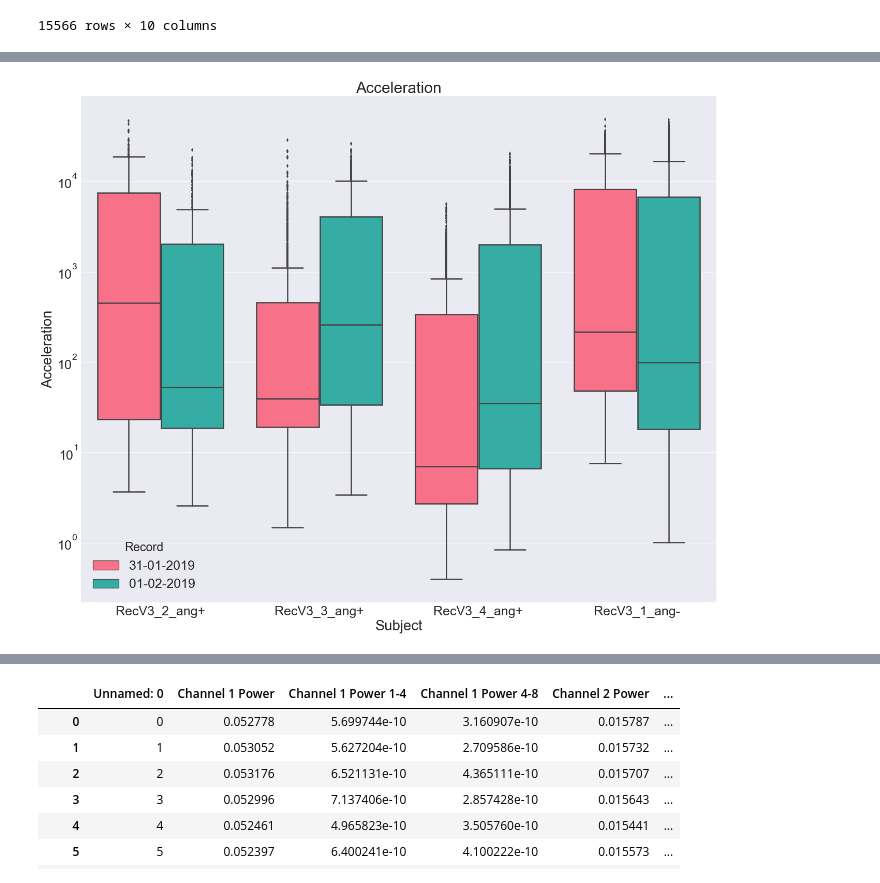
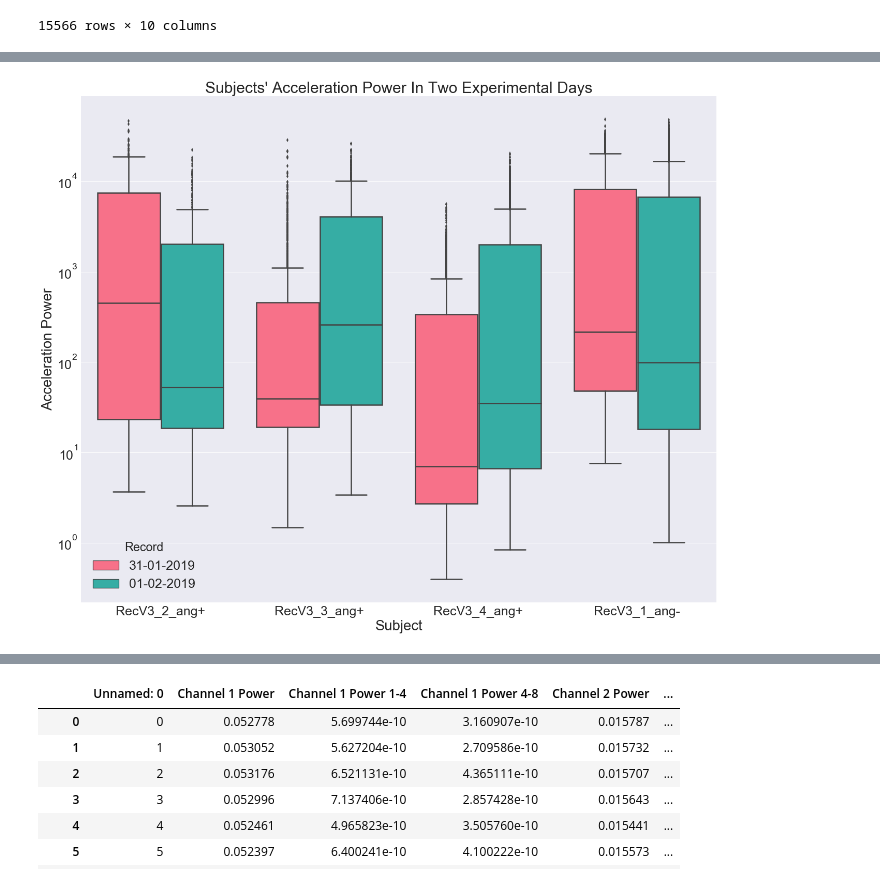
Before and after one commit to BasilMinkov/Jupyter-Notebooks, a Jupyter notebook: neuroscience/Lactate.ipynb, the cells around one changed output, grey strips where cells are left out. Saved outputs shown, nothing was run; the diff lists cells and outputs as text; code cells hidden in the pictures.

```diff
--- a/neuroscience/Lactate.ipynb
+++ b/neuroscience/Lactate.ipynb
@@ -190,3 +192,10 @@ data
 | 15564 | 15564 | 0.005241 | 9.585062e-08 | 1.112950e-09 | 0.006325 | ... |
 | 15565 | 15565 | 0.005238 | 1.640569e-08 | 5.192114e-10 | 0.006336 | ... |
 15566 rows × 10 columns
+# %%
+sl = 0.1
+
+for subject in data["Subject"].unique():
+    for record in data["Record"].unique():
+        ids = data[(data["Subject"]==subject)&(data["Record"]==record)].index
+        data.iloc[ids, -3] = SimpleExpSmoothing(data.iloc[ids, -3]).fit(smoothing_level=sl, optimized=False).fittedvalues
@@ -193,19 +244,20 @@ data
 # %%
 f, ax = plt.subplots()
 ax.set(yscale="log")
 sns.boxplot(x="Subject",
             y="Acceleration",
             hue="Record",
             hue_order=['31-01-2019', '01-02-2019'],
             palette="husl",
             linewidth=2.5,
             saturation=1,
             data=data,
             ax=ax)
-title("Acceleration")
+title("Subjects' Acceleration Power In Two Experimental Days")
+ax.set_ylabel("Acceleration Power")
 show()
 # %% [output]
-[figure, old version]
+[figure, new version]
 # %%
 from scipy.stats import wilcoxon
 from scipy.stats import ranksums
```
Also changed, not shown: parts of 6 cells of this notebook, 13 other files.
